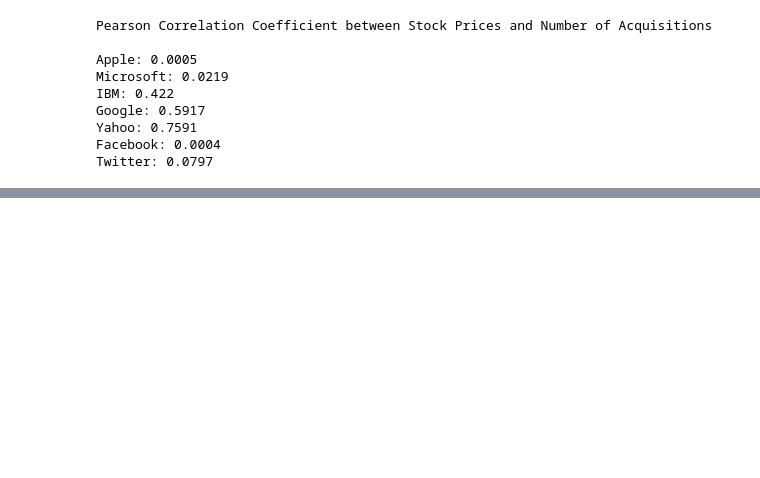
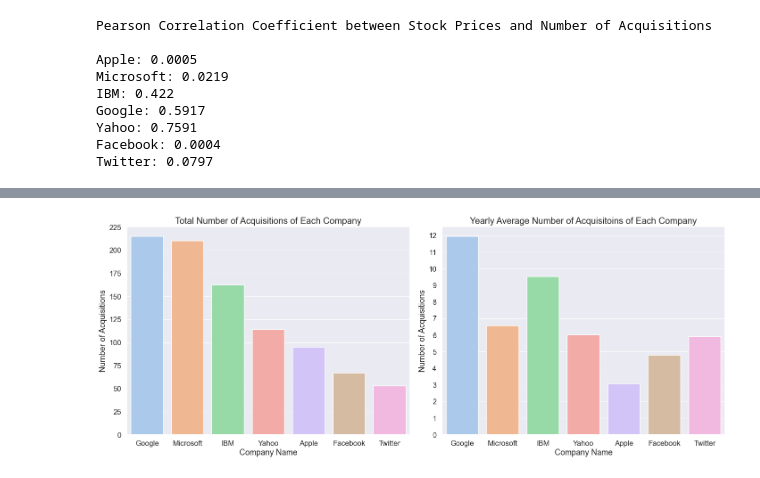
Before and after one commit to hyunjun0228/D.S.-Project-2-Company-Acquisitions, a Jupyter notebook: acquisition.ipynb, the cells around one changed output, grey strips where cells are left out. Cells and saved outputs as stored; diff of their text form; code cells hidden in the pictures; blank space fills up the shorter version.

Commit message:
Started on part 3, done with Google only
Need to finish part 3, then work on Conclusion, and polish everything before completion.

```diff
--- a/acquisition.ipynb
+++ b/acquisition.ipynb
@@ -221,0 +231,40 @@ On the other hand, the correlation coefficient values of <b>Apple, Microsoft, Fa
+# %%
+# Calculating the different ranges of acquisition history for each company
+apple_years = len(apple_acq.get_year_range())
+facebook_years = len(facebook_acq.get_year_range())
+google_years = len(google_acq.get_year_range())
+ibm_years = len(ibm_acq.get_year_range())
+microsoft_years = len(microsoft_acq.get_year_range())
+twitter_years = len(twitter_acq.get_year_range())
+yahoo_years = len(yahoo_acq.get_year_range())
+
+# Creating a new dataframe 'grouped' that groups each company with the number of acquisitions in sorted order
+grouped = acquisitions.groupby('parentCompany').id.count().reset_index()
+list_years = [apple_years, facebook_years, google_years, ibm_years, microsoft_years, twitter_years, yahoo_years]
+grouped['years'] = list_years
+grouped['yearly_acquisitions'] = grouped.apply(lambda x: x.id / x.years, axis=1)
+grouped = grouped.sort_values(by=['id'], ascending=False).reset_index(drop=True)
+
+
+sns.set_context('talk', font_scale=1.0, rc={'grid.linewidth': 0.8})
+sns.set_style('darkgrid')
+
+# Plotting a bar graph to show the number of acquisitions and yearly mean number of acquisitions of each company
+plt.figure(figsize=(20,8))
+ax1 = plt.subplot(1,2,1)
+sns.barplot(data = grouped, x='parentCompany', y = 'id')
+ax1.set_xlabel("Company Name")
+ax1.set_ylabel("Number of Acquisitions")
+ax1.set_title("Total Number of Acquisitions of Each Company", fontsize=20)
+ax1.set_yticks(range(0,250, 25))
+
+ax2 = plt.subplot(1,2,2)
+sns.barplot(data=grouped, x='parentCompany', y='yearly_acquisitions')
+ax2.set_xlabel("Company Name")
+ax2.set_ylabel("Number of Acquisitions")
+ax2.set_title("Yearly Average Number of Acquisitoins of Each Company", fontsize=20)
+ax2.set_yticks(range(0,13, 1))
+plt.tight_layout()
+plt.show()
+# %% [output]
+[figure, added]
```
Also changed, not shown: parts of 26 cells of this notebook.
